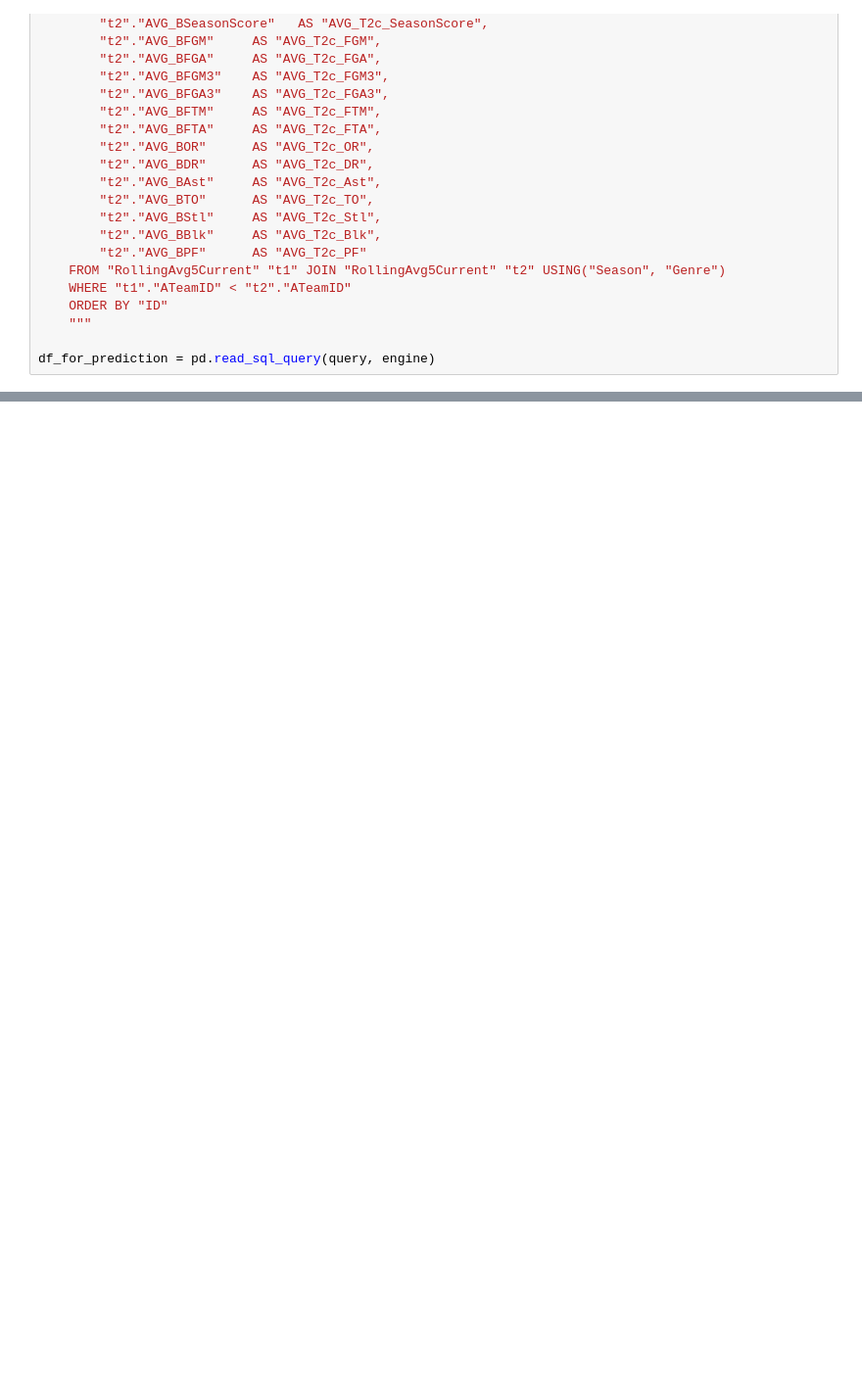
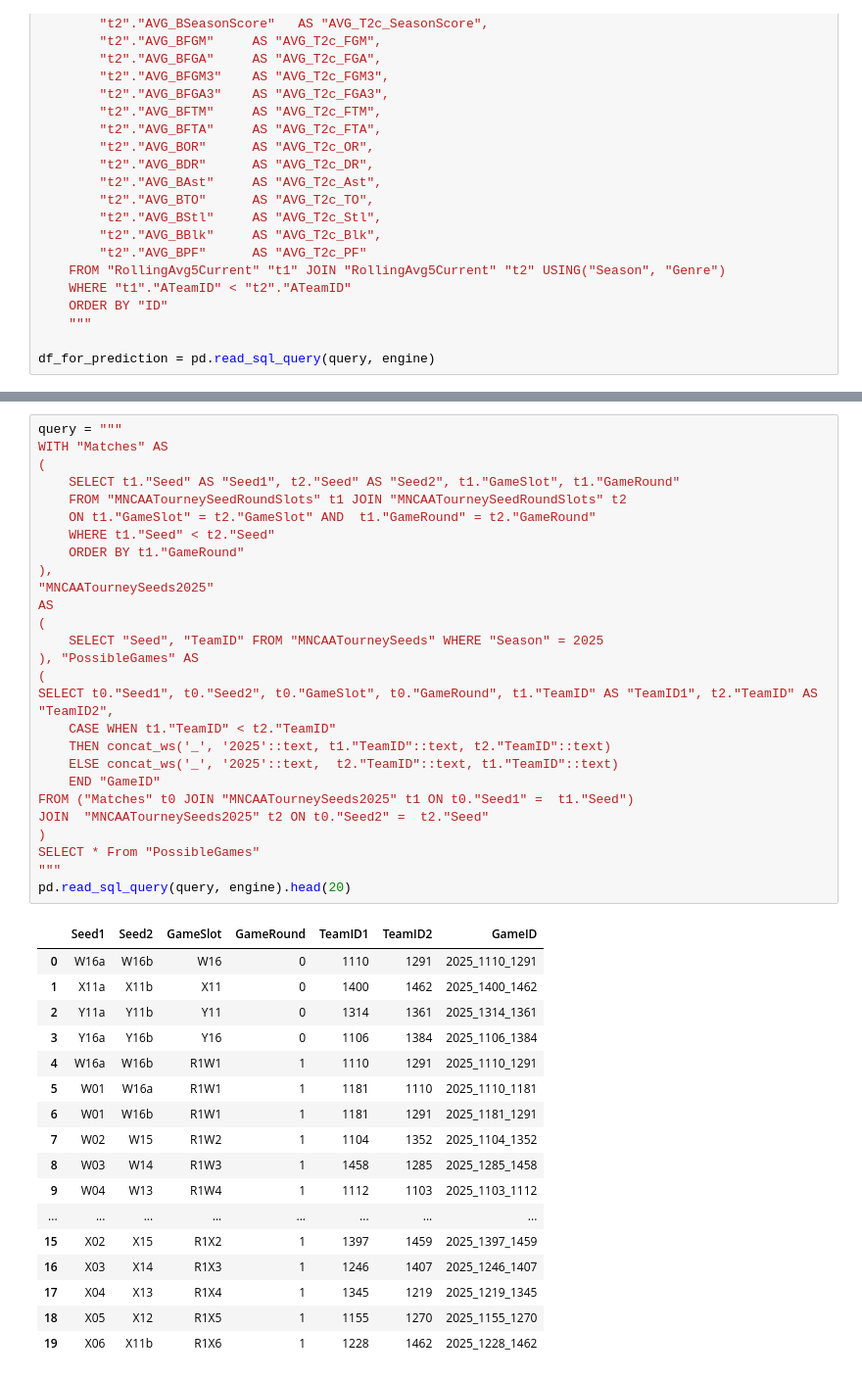
Before and after one commit to UlisesRamirezBarajas/Basketball-NCAA-2025-Predictions, a Jupyter notebook: College Basketball (March Madness) 2025 Predictions.ipynb, the cells around one changed output, grey strips where cells are left out. Shown at 98% size. Saved outputs shown, nothing was run; the diff lists cells and outputs as text; blank space fills up the shorter version.

```diff
--- a/College Basketball (March Madness) 2025 Predictions.ipynb
+++ b/College Basketball (March Madness) 2025 Predictions.ipynb
@@ -1474,0 +1658,45 @@ My predicted probabilities:
+# %%
+query = """
+WITH "Matches" AS
+(
+    SELECT t1."Seed" AS "Seed1", t2."Seed" AS "Seed2", t1."GameSlot", t1."GameRound"
+    FROM "MNCAATourneySeedRoundSlots" t1 JOIN "MNCAATourneySeedRoundSlots" t2
+    ON t1."GameSlot" = t2."GameSlot" AND  t1."GameRound" = t2."GameRound"
+    WHERE t1."Seed" < t2."Seed"
+    ORDER BY t1."GameRound"
+),
+"MNCAATourneySeeds2025"
+AS
+(
+    SELECT "Seed", "TeamID" FROM "MNCAATourneySeeds" WHERE "Season" = 2025
+), "PossibleGames" AS
+(
+SELECT t0."Seed1", t0."Seed2", t0."GameSlot", t0."GameRound", t1."TeamID" AS "TeamID1", t2."TeamID" AS "TeamID2",
+    CASE WHEN t1."TeamID" < t2."TeamID"
+    THEN concat_ws('_', '2025'::text, t1."TeamID"::text, t2."TeamID"::text)
+    ELSE concat_ws('_', '2025'::text,  t2."TeamID"::text, t1."TeamID"::text)
+    END "GameID"
+FROM ("Matches" t0 JOIN "MNCAATourneySeeds2025" t1 ON t0."Seed1" =  t1."Seed")
+JOIN  "MNCAATourneySeeds2025" t2 ON t0."Seed2" =  t2."Seed"
+)
+SELECT * From "PossibleGames"
+"""
+pd.read_sql_query(query, engine).head(20)
+# %% [output]
+|  | Seed1 | Seed2 | GameSlot | GameRound | TeamID1 | TeamID2 | GameID |
+| 0 | W16a | W16b | W16 | 0 | 1110 | 1291 | 2025_1110_1291 |
+| 1 | X11a | X11b | X11 | 0 | 1400 | 1462 | 2025_1400_1462 |
+| 2 | Y11a | Y11b | Y11 | 0 | 1314 | 1361 | 2025_1314_1361 |
+| 3 | Y16a | Y16b | Y16 | 0 | 1106 | 1384 | 2025_1106_1384 |
+| 4 | W16a | W16b | R1W1 | 1 | 1110 | 1291 | 2025_1110_1291 |
+| 5 | W01 | W16a | R1W1 | 1 | 1181 | 1110 | 2025_1110_1181 |
+| 6 | W01 | W16b | R1W1 | 1 | 1181 | 1291 | 2025_1181_1291 |
+| 7 | W02 | W15 | R1W2 | 1 | 1104 | 1352 | 2025_1104_1352 |
+| 8 | W03 | W14 | R1W3 | 1 | 1458 | 1285 | 2025_1285_1458 |
+| 9 | W04 | W13 | R1W4 | 1 | 1112 | 1103 | 2025_1103_1112 |
+| ... | ... | ... | ... | ... | ... | ... | ... |
+| 15 | X02 | X15 | R1X2 | 1 | 1397 | 1459 | 2025_1397_1459 |
+| 16 | X03 | X14 | R1X3 | 1 | 1246 | 1407 | 2025_1246_1407 |
+| 17 | X04 | X13 | R1X4 | 1 | 1345 | 1219 | 2025_1219_1345 |
+| 18 | X05 | X12 | R1X5 | 1 | 1155 | 1270 | 2025_1155_1270 |
+| 19 | X06 | X11b | R1X6 | 1 | 1228 | 1462 | 2025_1228_1462 |
```
Also changed, not shown: parts of 23 cells of this notebook.
